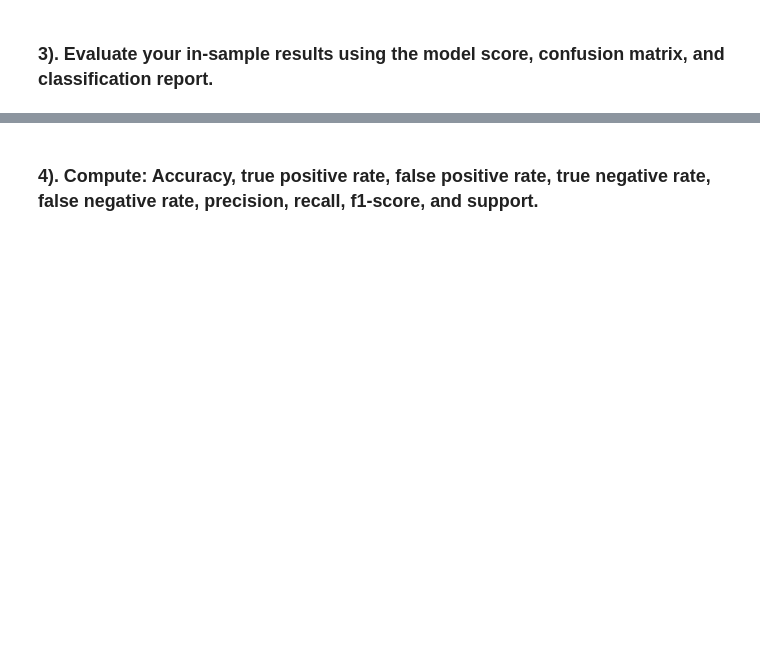
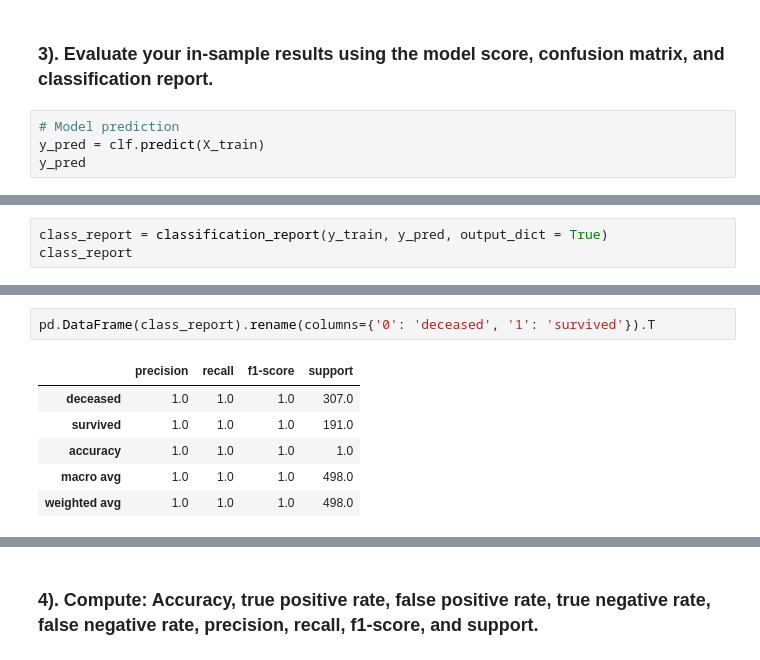
Before and after one commit to stephenkipkurui/regression-exercises, a Jupyter notebook: model.ipynb, the cells around one changed output, grey strips where cells are left out. Saved outputs shown, nothing was run; the diff lists cells and outputs as text; blank space fills up the shorter version.

```diff
--- a/model.ipynb
+++ b/model.ipynb
@@ -97,2 +234,6 @@ X_train = train
 # %% [markdown]
 ### 3). Evaluate your in-sample results using the model score, confusion matrix, and classification report.
+# %%
+# Model prediction
+y_pred = clf.predict(X_train)
+y_pred
@@ -98,0 +273,3 @@ X_train = train
+# %%
+class_report = classification_report(y_train, y_pred, output_dict = True)
+class_report
@@ -98,0 +288,9 @@ X_train = train
+# %%
+pd.DataFrame(class_report).rename(columns={'0': 'deceased', '1': 'survived'}).T
+# %% [output]
+|  | precision | recall | f1-score | support |
+| deceased | 1.0 | 1.0 | 1.0 | 307.0 |
+| survived | 1.0 | 1.0 | 1.0 | 191.0 |
+| accuracy | 1.0 | 1.0 | 1.0 | 1.0 |
+| macro avg | 1.0 | 1.0 | 1.0 | 498.0 |
+| weighted avg | 1.0 | 1.0 | 1.0 | 498.0 |
```
Also changed, not shown: parts of 48 cells of this notebook.
